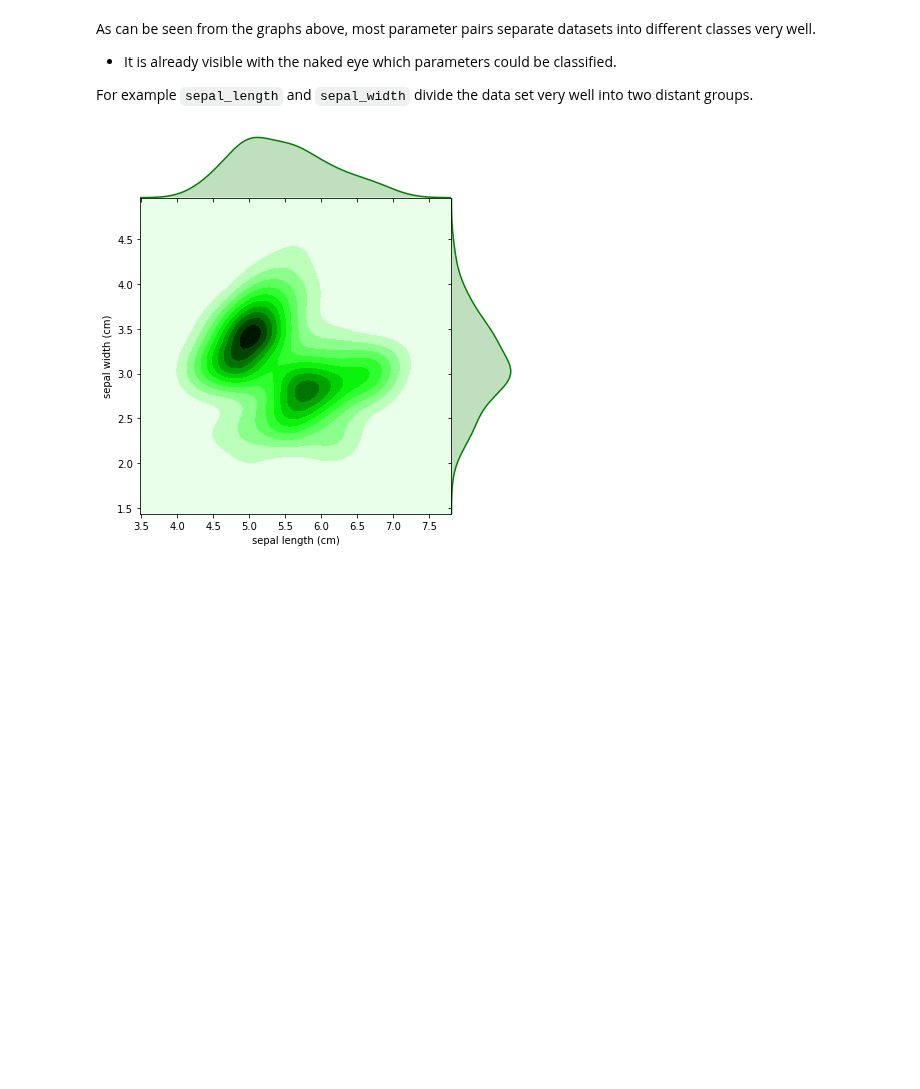
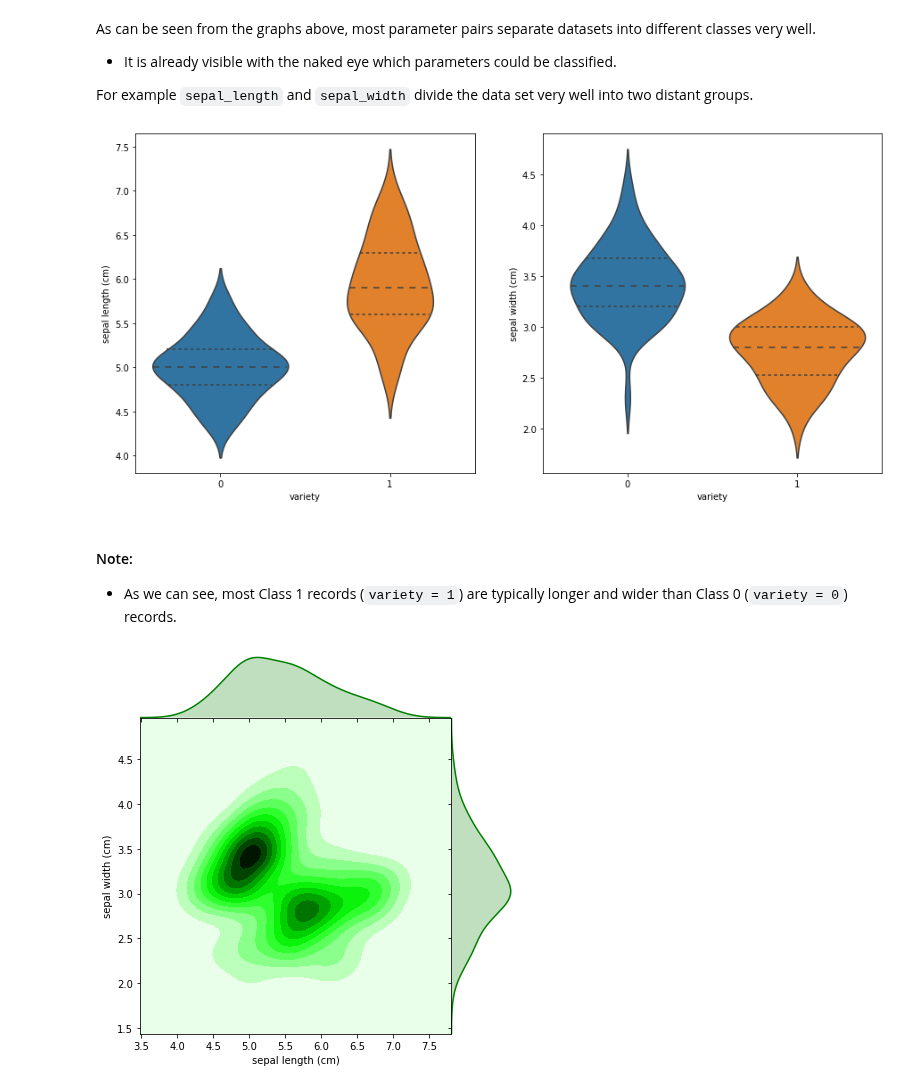
Before and after one commit to sekcja-memow/logistics-regression, a Jupyter notebook: src/iris.ipynb, the cells around one changed output. Saved outputs shown, nothing was run; the diff lists cells and outputs as text; code cells hidden in the pictures; blank space fills up the shorter version.

```diff
--- a/src/iris.ipynb
+++ b/src/iris.ipynb
@@ -75,6 +84,17 @@ As can be seen from the graphs above, most parameter pairs separate datasets int
 * It is already visible with the naked eye which parameters could be classified.
 
 For example `sepal_length` and `sepal_width` divide the data set very well into two distant groups.
+# %%
+_, axs = plt.subplots(1, 2, figsize=(15, 7))
+
+sns.violinplot(x='variety', y='sepal length (cm)', data=data, inner='quartile', ax=axs[0])
+sns.violinplot(x='variety', y='sepal width (cm)', data=data, inner='quartile', ax=axs[1])
+plt.show()
+# %% [output]
+[figure, added]
+# %% [markdown]
+#### Note:
+* As we can see, most Class 1 records (`variety = 1`) are typically longer and wider than Class 0 (`variety = 0`) records.
 # %%
 sns.jointplot("sepal length (cm)", "sepal width (cm)", data=data, kind="kde", space=0, color='g')
 plt.show()
```
Also changed, not shown: parts of 17 cells of this notebook.
